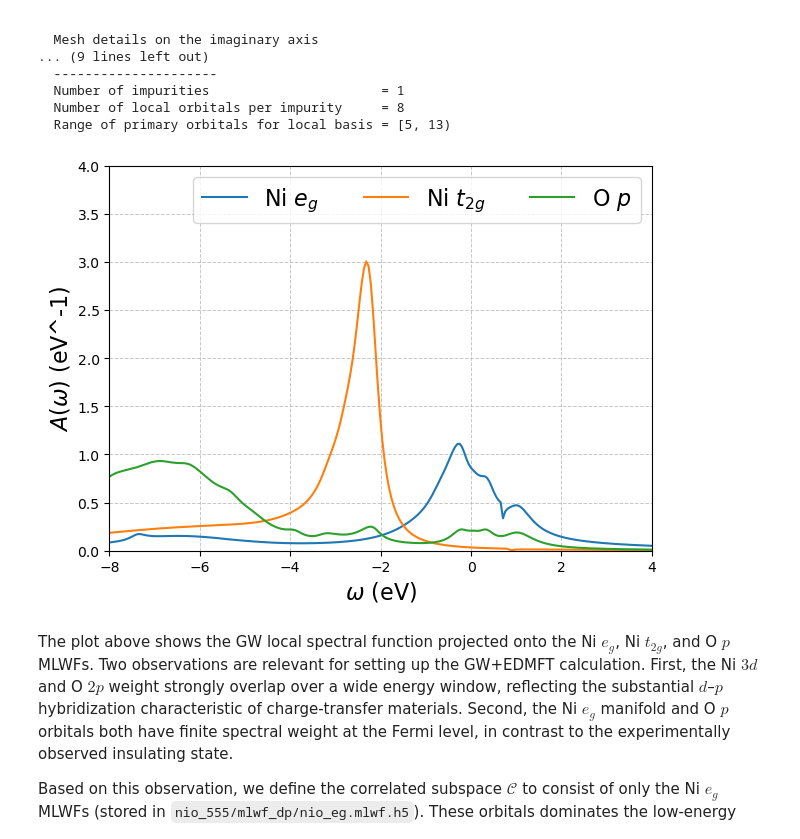
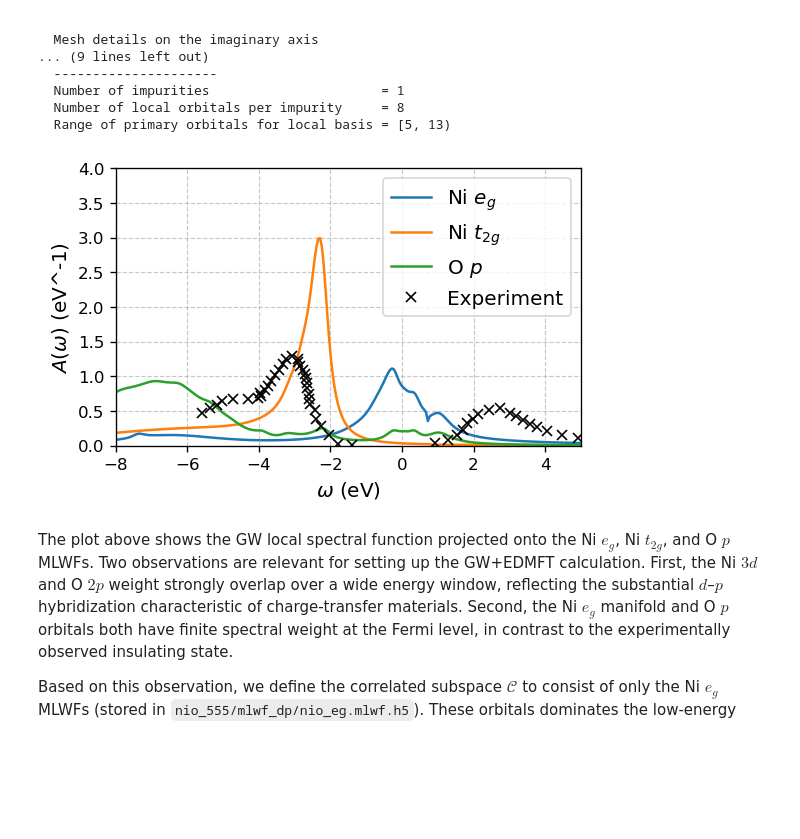
Before and after one commit to AbInitioQHub/coqui-tutorial, a Jupyter notebook: quickstart/04_gw_edmft/04_gw_edmft.ipynb, the cells around one changed output. Drawn from its saved outputs; the diff is of its cells as text; code cells hidden in the pictures; blank space fills up the shorter version.

```diff
--- a/quickstart/04_gw_edmft/04_gw_edmft.ipynb
+++ b/quickstart/04_gw_edmft/04_gw_edmft.ipynb
@@ -218,27 +220,32 @@ coqui.post_proc.local_dos(mf=mf, params=winter_params)
 # %%
 with HDFArchive("nio.mbpt.h5", "r") as ar:
     w_mesh = ar["scf/iter8/ac/G_wskab_fbz/w_mesh"] * Hartree_eV
     Gw = ar["scf/iter8/ac/G_wskab_fbz/output"] / Hartree_eV
 
 Aloc = -np.sum(Gw.imag, axis=(1, 2)) / Gw.shape[2] * 2.0 / np.pi
 A_eg = Aloc[:,0] + Aloc[:,1]
 A_t2g = Aloc[:,2] + Aloc[:,3] + Aloc[:,4]
 A_p = Aloc[:,5] + Aloc[:,6] + Aloc[:,7]
 
-fig, ax = plt.subplots(1, figsize=(7,5), dpi=100)
+tot_pes = np.load("../../data/coqui/nio/555/nio_pes.npy")
+tot_xas = np.load("../../data/coqui/nio/555/nio_xas.npy")
 
+fig, ax = plt.subplots(1, figsize=(5,3), dpi=120)
 ax.plot(w_mesh.real, A_eg, label='Ni $e_g$')
 ax.plot(w_mesh.real, A_t2g, label='Ni $t_{2g}$')
 ax.plot(w_mesh.real, A_p, label='O $p$')
+ax.plot(tot_pes[:,0], tot_pes[:,1], color='black', marker='x', linestyle='', label='Experiment')
+ax.plot(tot_xas[:,0], tot_xas[:,1], color='black', marker='x', linestyle='')
 
-ax.set_xlim(-8.0, 4.0)
+ax.set_xlim(-8.0, 5.0)
 ax.set_ylim(0, 4.0)
-ax.set_xlabel("$\omega$ (eV)", fontsize=16)
-ax.set_ylabel("$A(\omega)$ (eV^-1)", fontsize=16)
-ax.legend(ncol=3, loc=1, fontsize=16)
+ax.set_xlabel("$\omega$ (eV)", fontsize=12)
+ax.set_ylabel("$A(\omega)$ (eV^-1)", fontsize=12)
+ax.legend(ncol=1, loc=1, fontsize=12)
 ax.grid(True, which='both', linestyle='--', linewidth=0.7, alpha=0.7)
+plt.show()
 # %% [output]
-[figure, old version]
+[figure, new version]
 # %% [markdown]
 The plot above shows the GW local spectral function projected onto the Ni $e_g$, Ni $t_{2g}$, and O $p$ MLWFs. Two observations are relevant for setting up the GW+EDMFT calculation. First, the Ni $3d$ and O $2p$ weight strongly overlap over a wide energy window, reflecting the substantial $d$–$p$ hybridization characteristic of charge-transfer materials. Second, the Ni $e_g$ manifold and O $p$ orbitals both have finite spectral weight at the Fermi level, in contrast to the experimentally observed insulating state.
 
```
Also changed, not shown: parts of 27 cells of this notebook, 3 other files.
